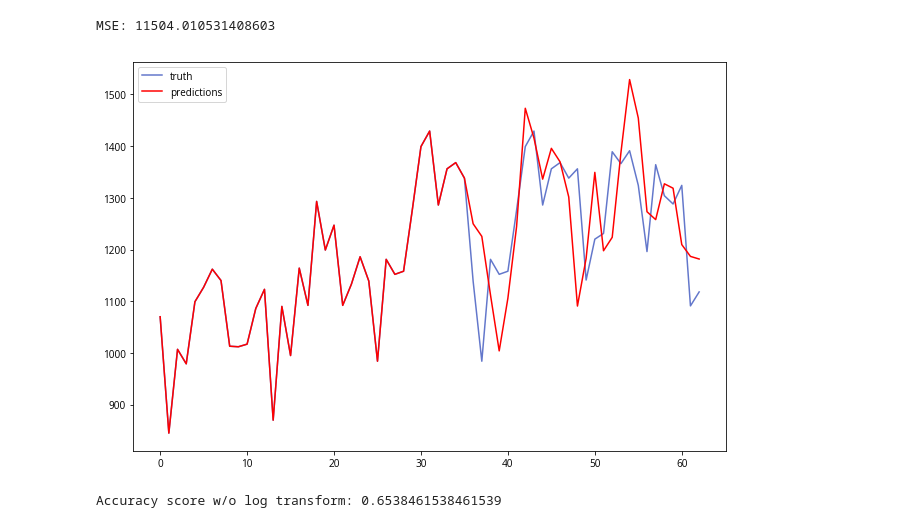
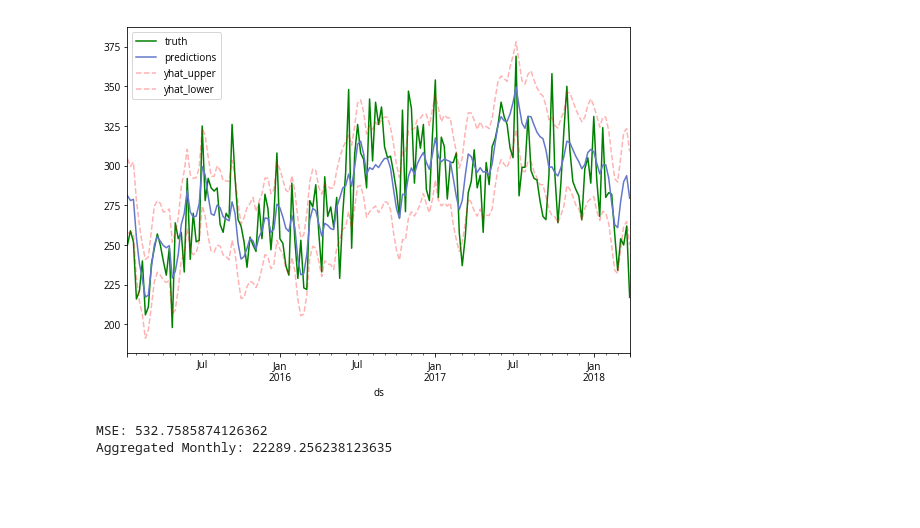
Before and after one commit to jonathanshuai/springboard-capstone1, a Jupyter notebook: time-series.ipynb, the cells around one changed output. Drawn from its saved outputs; the diff is of its cells as text; code cells hidden in the pictures; blank space fills up the shorter version.

Commit message:
Added modeling notebook and cleaned features more

```diff
--- a/time-series.ipynb
+++ b/time-series.ipynb
@@ -120,5 +44,0 @@ plt.show()
-# %%
-# Check stationarity for different orders of difference
-for i in range(5):
-    results = check_stationary(get_shift(monthly_ts[0], i + 1))
-    print("---{} order difference---\n{}".format(i + 1, results))
@@ -143,25 +44,0 @@ dtype: float64
-# %%
-# Use the 2nd order difference and a lag of 12 (a full year) to train an ARIMA model
-monthly_model, monthly_preds = train_arima(*monthly_ts, p=12, d=2, q=0)
-plot_predictions(*monthly_ts, monthly_preds)
-# %% [output]
-MSE: 11504.010531408603
-[figure, removed]
-# %%
-# Find which model did better
-
-# Turn the predictions lists into Series so we can manipulate it easier
-monthly_preds = pd.Series(monthly_preds)
-
-# Calculate the rate of change between each month
-change_rates_truth = (monthly_ts[1] - monthly_ts[1].shift()) / monthly_ts[1].shift()
-change_rates_truth =  change_rates_truth.dropna()
-
-change_rates_preds = (monthly_preds - monthly_preds.shift()) / monthly_preds.shift()
-change_rates_preds =  change_rates_preds.dropna()
-
-# See if the predictions can predict tell whether murder rates go up by more than 5%
-accuracy = accuracy_score(change_rates_truth > 0.05, change_rates_preds > 0.05)
-print("Accuracy score w/o log transform: {}".format(accuracy))
-# %% [output]
-Accuracy score w/o log transform: 0.6538461538461539
@@ -167,0 +84,19 @@ Accuracy score w/o log transform: 0.6538461538461539
+# %%
+# Get weekly time series
+start=52
+time_series = by_date_total_df.resample('W').sum().sum(axis=1)
+time_series.index = pd.to_datetime(time_series.index)
+truth = time_series[start + 1:]
+
+# Make predictions and plot
+predictions = train_prophet(time_series, start=start)
+plot_predictions(truth, predictions)
+
+# Calculate MSE
+print("MSE: {}".format(mean_squared_error(truth, predictions['yhat'])))
+print("Aggregated Monthly: {}".format(
+    mean_squared_error(truth.resample('M').sum(), predictions['yhat'].resample('M').sum())))
+# %% [output]
+[figure, added]
+MSE: 532.7585874126362
+Aggregated Monthly: 22289.256238123635
```
Also changed, not shown: parts of 10 cells of this notebook, 6 other files.
